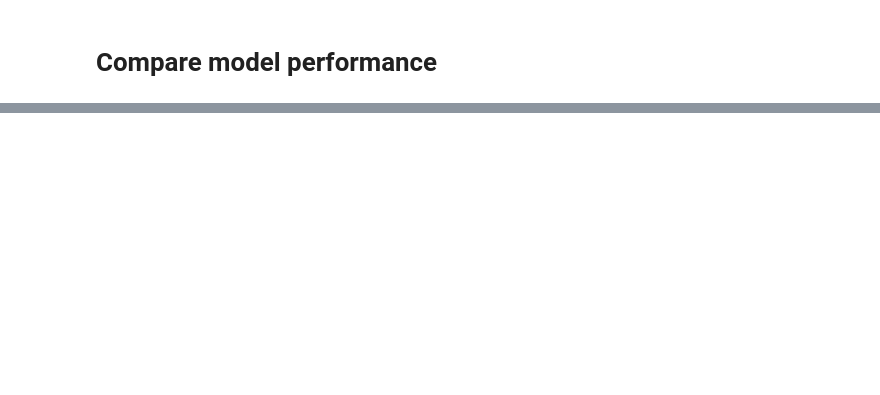
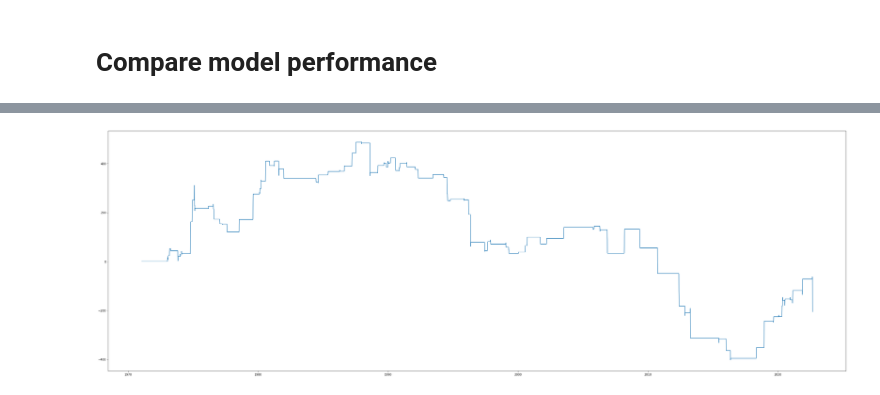
Before and after one commit to jamsyd/jamsydLibrary, a Jupyter notebook: approved_strategies/corn_arma_ma/documents/compare_performance.ipynb, the cells around one changed output, grey strips where cells are left out. Saved outputs shown, nothing was run; the diff lists cells and outputs as text; code cells hidden in the pictures; blank space fills up the shorter version.

```diff
--- a/approved_strategies/corn_arma_ma/documents/compare_performance.ipynb
+++ b/approved_strategies/corn_arma_ma/documents/compare_performance.ipynb
@@ -35,0 +64,8 @@ for i in range(1,metadata_df['order_p'][0]+1):
+# %%
+plt.figure(figsize=(45,15))
+
+plt.plot(pnl_df3['pnl'].cumsum() - pnl_df1['pnl'].cumsum())
+
+plt.show()
+# %% [output]
+[figure, added]
```
Also changed, not shown: parts of 17 cells of this notebook, 11 other files.
